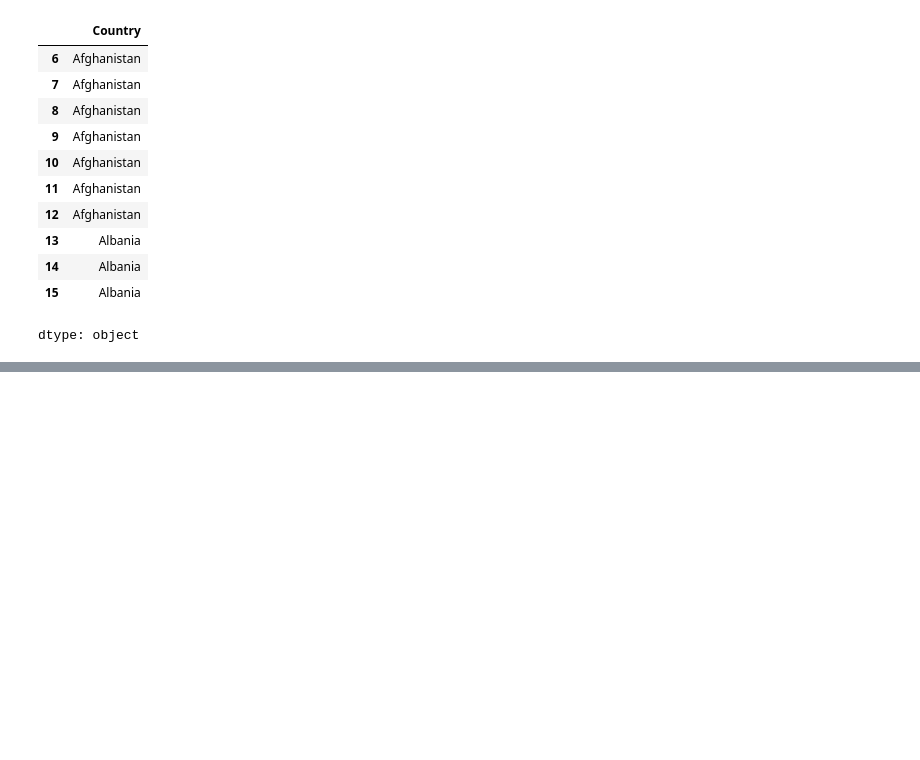
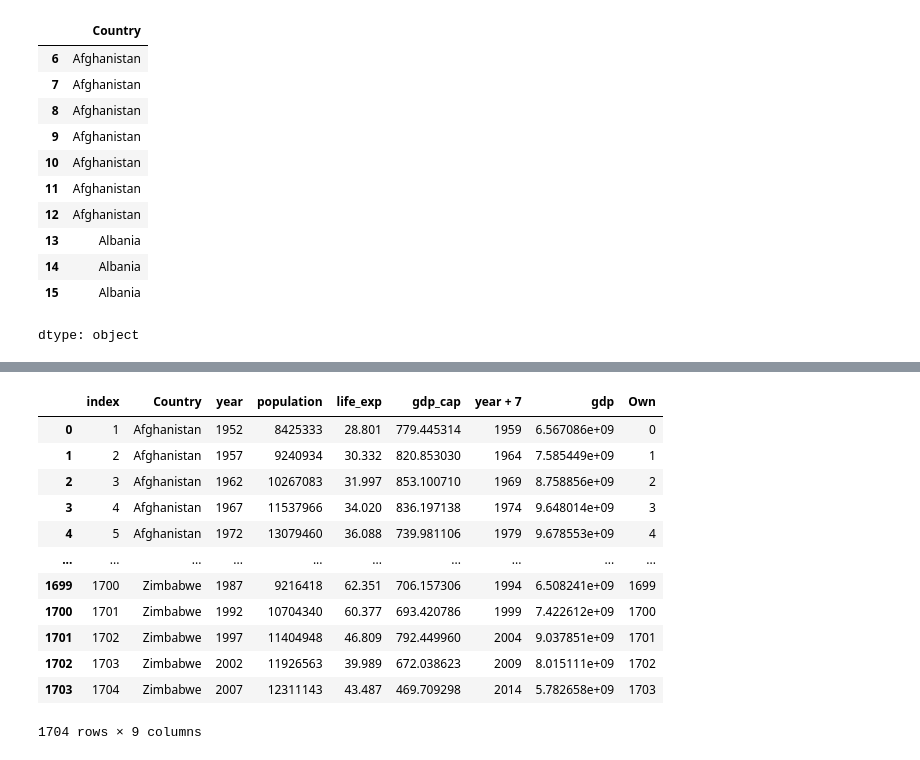
Before and after one commit to stack-varun/varun08, a Jupyter notebook: Pandas_1.ipynb, the cells around one changed output, grey strips where cells are left out. Saved outputs shown, nothing was run; the diff lists cells and outputs as text; code cells hidden in the pictures; blank space fills up the shorter version.

```diff
--- a/Pandas_1.ipynb
+++ b/Pandas_1.ipynb
@@ -617,0 +783,3 @@ dtype: object
+# %%
+temp = df.set_index("Country")
+temp
@@ -617,0 +818,16 @@ dtype: object
+# %%
+df.reset_index()
+# %% [output]
+|  | index | Country | year | population | life_exp | gdp_cap | year + 7 | gdp | Own |
+| 0 | 1 | Afghanistan | 1952 | 8425333 | 28.801 | 779.445314 | 1959 | 6.567086e+09 | 0 |
+| 1 | 2 | Afghanistan | 1957 | 9240934 | 30.332 | 820.853030 | 1964 | 7.585449e+09 | 1 |
+| 2 | 3 | Afghanistan | 1962 | 10267083 | 31.997 | 853.100710 | 1969 | 8.758856e+09 | 2 |
+| 3 | 4 | Afghanistan | 1967 | 11537966 | 34.020 | 836.197138 | 1974 | 9.648014e+09 | 3 |
+| 4 | 5 | Afghanistan | 1972 | 13079460 | 36.088 | 739.981106 | 1979 | 9.678553e+09 | 4 |
+| ... | ... | ... | ... | ... | ... | ... | ... | ... | ... |
+| 1699 | 1700 | Zimbabwe | 1987 | 9216418 | 62.351 | 706.157306 | 1994 | 6.508241e+09 | 1699 |
+| 1700 | 1701 | Zimbabwe | 1992 | 10704340 | 60.377 | 693.420786 | 1999 | 7.422612e+09 | 1700 |
+| 1701 | 1702 | Zimbabwe | 1997 | 11404948 | 46.809 | 792.449960 | 2004 | 9.037851e+09 | 1701 |
+| 1702 | 1703 | Zimbabwe | 2002 | 11926563 | 39.989 | 672.038623 | 2009 | 8.015111e+09 | 1702 |
+| 1703 | 1704 | Zimbabwe | 2007 | 12311143 | 43.487 | 469.709298 | 2014 | 5.782658e+09 | 1703 |
+1704 rows × 9 columns
```
Also changed, not shown: parts of 26 cells of this notebook.
